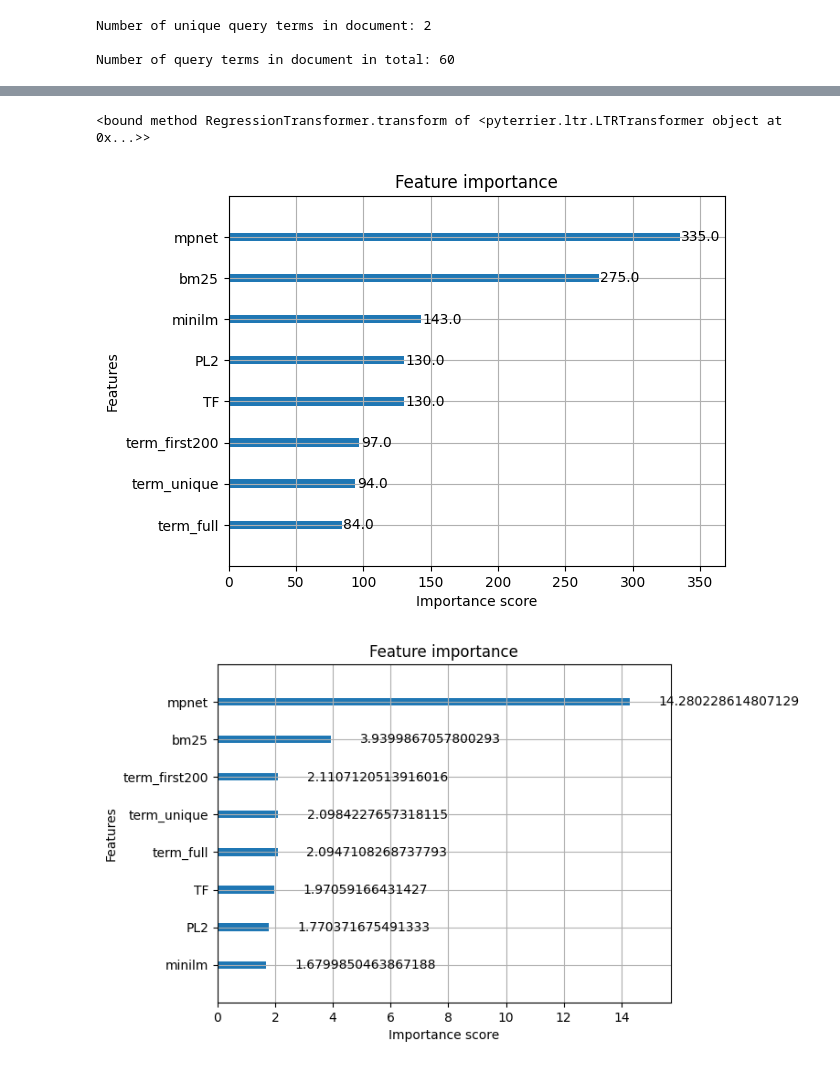
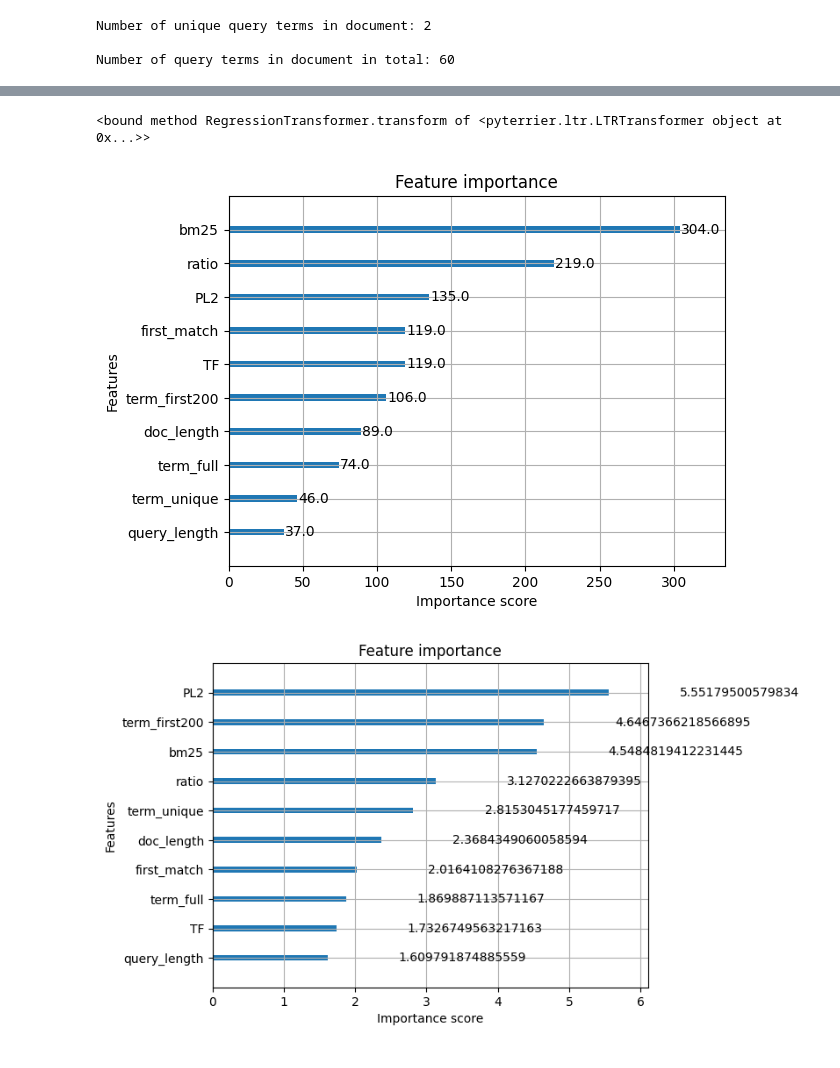
Before and after one commit to firefly-code/InformationRetrival, a Jupyter notebook: custom_features_n.ipynb, the cells around one changed output, grey strips where cells are left out. Saved outputs shown, nothing was run; the diff lists cells and outputs as text; code cells hidden in the pictures.

```diff
--- a/custom_features_n.ipynb
+++ b/custom_features_n.ipynb
@@ -56,3 +37,5 @@ Finished
+# %%
+index_ref = pt.IndexRef.of(INDEX_DIR + "/data.properties")
 # %%
 index = pt.IndexFactory.of(index_ref)
 print(index.getCollectionStatistics())
@@ -321,7 +304,7 @@ tf = pt.terrier.Retriever(index_ref, wmodel="Tf")
 pl2 = pt.terrier.Retriever(index_ref, wmodel="PL2")
 
 #candiate retrieval using base retrievers
-candidate_retrieval = (bm25 % 100) | (tf % 100) | (pl2 % 100)
+candidate_retrieval = (bm25 % 100) | (pl2 % 100)
 
 bm25_scorer = pt.text.scorer(body_attr="body", wmodel="BM25")
 tf_scorer = pt.text.scorer(body_attr="body", wmodel="Tf")
@@ -339,8 +322,8 @@ pipeline = (candidate_retrieval
                 ** custom_feature_transformer_unique
                 ** custom_feature_transformer_full
                 ** custom_feature_coverage_200
-                ** custom_feature_minilm
-                ** custom_feature_mpnet
+                # ** custom_feature_minilm
+                # ** custom_feature_mpnet
                 ** custom_feature_coverage_doc_length
                 ** custom_feature_coverage_query_length
                 ** custom_feature_ratio
@@ -354,7 +337,7 @@ xgb_ranker = xgb.XGBRanker(
     gamma=1.0,
     min_child_weight=0.1,
     max_depth=6,
-    random_state=42
+    random_state=42,
 )
 # %% [output]
 There are multiple query fields available: ('title', 'description', 'narrative'). To use with pyterrier, provide variant or modify dataframe to add query column.
@@ -423,35 +412,34 @@ print(results.head(10))
 # %%
 # Weight: Number of times a feature is used in splits.
 # Gain: Average improvement in the loss function when the feature is used.
 # Cover: Average number of samples affected by splits using the feature.
 
 print(ltr_pipeline[-1].transform)
 skle = ltr_pipeline[-1].learner
 xgboo = skle.get_booster()
 xgboo.feature_names = ["bm25",
                        "TF",
                        "PL2",
                        "term_unique",
                        "term_full",
                        "term_first200",
-                       "minilm","mpnet",
                        "doc_length",
                        "query_length",
                        "ratio",
                        "first_match",
                     ]
 
 
 xgb.plot_importance(xgboo,importance_type = "weight")
 plt.show()
 # %% [output]
 <bound method RegressionTransformer.transform of <pyterrier.ltr.LTRTransformer object at 0x...>>
-[figure, old version]
+[figure, new version]
 # %%
 xgb.plot_importance(xgboo,importance_type = "gain")
 plt.show()
 # %% [output]
-[figure, old version]
+[figure, new version]
 # %%
 xgb.plot_importance(xgboo,importance_type = "cover")
 plt.show()
```
Also changed, not shown: parts of 7 cells of this notebook, 2 other files.
